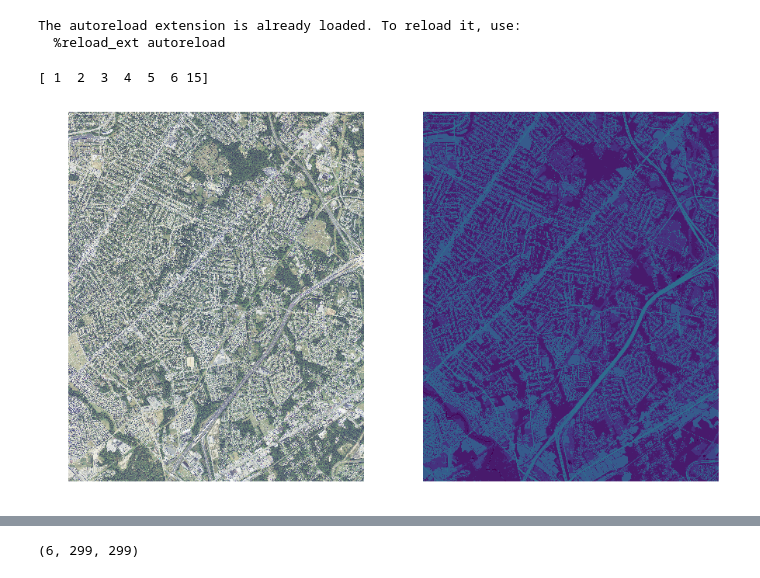
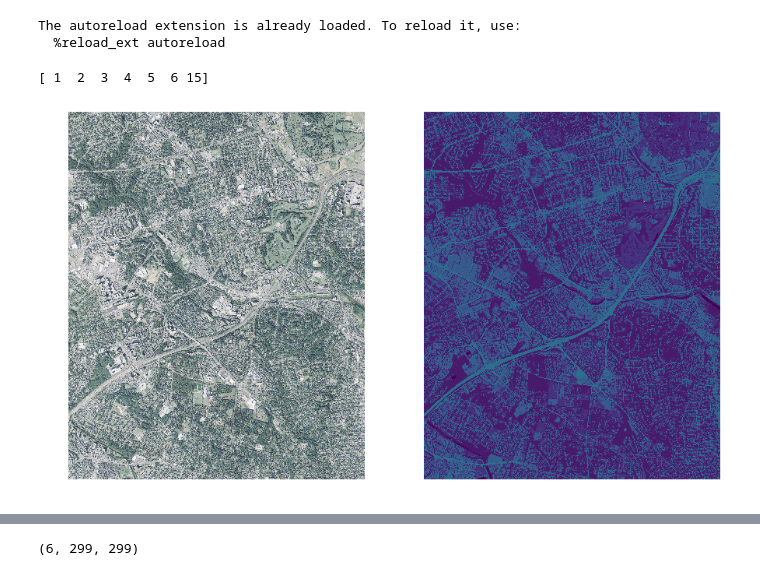
Before and after one commit to t-autran/epitome-pytorch, a Jupyter notebook: Epitome Pytorch.ipynb, the cells around one changed output, grey strips where cells are left out. Saved outputs shown, nothing was run; the diff lists cells and outputs as text; code cells hidden in the pictures.

```diff
--- a/Epitome Pytorch.ipynb
+++ b/Epitome Pytorch.ipynb
@@ -157,37 +147,37 @@ p = pd.read_csv("big_lc_paths.csv", header=None)
 paths = p[0].tolist()
 palette = np.array([[0,0,0],[0,153,51],[0,102,255],[153,102,51],[255,153,0],[255,255,0],[204,102,153]])
 
-tile = 1
+tile = 0
 naip_tile = rasterio.open("/mnt/blobfuse/esri-naip/"+paths[tile][:-7]+".mrf",'r')
 naip = naip_tile.read().astype(float)/255.
 naip_tile.close()
 
 lc_tile = rasterio.open('/mnt/blobfuse/resampled-lc/'+paths[tile],'r')
 lc = np.squeeze(lc_tile.read())
 lc_tile.close()
 print(np.unique(lc))
 #lc[lc==1]=10
 #lc[lc==2]=1
 #lc[lc==10]=2
 #lc[lc==4]=0
 #lc[lc==15]=4
 fig=plt.figure(figsize=(15,10))
 fig.add_subplot(1,2,1)
 plt.axis('off')
 plt.imshow(np.rollaxis(naip,0,3)[:,:,:3])
 fig.add_subplot(1,2,2)
 plt.axis('off')
 plt.imshow(lc)
 plt.show()
 plt.close()
 
 trIM = np.zeros((10,naip.shape[1],naip.shape[2]),dtype=float)
 trIM[:4,:,:] = naip
 for i in range(6):
     trIM[4+i,:,:] = (lc==(i+1))
 trIM = np.expand_dims(trIM,axis=0)
 trIMtorch = torch.from_numpy(trIM).float().to(device)
 tsIMtorch = trIMtorch
 # %% [output]
 [ 1  2  3  4  5  6 15]
-[figure, old version]
+[figure, new version]
```
Also changed, not shown: parts of 4 cells of this notebook, 1 other file.
